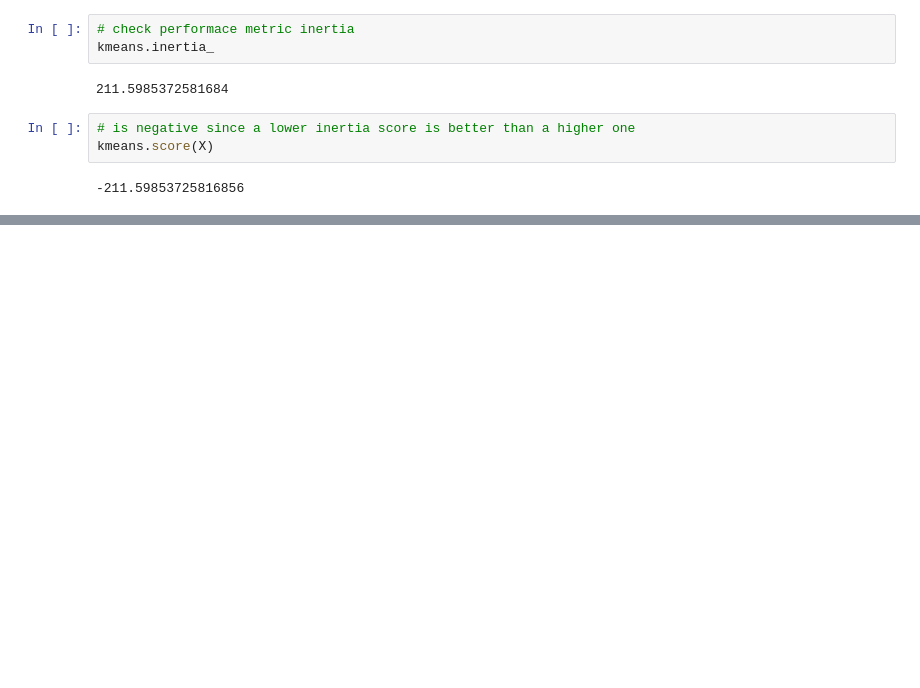
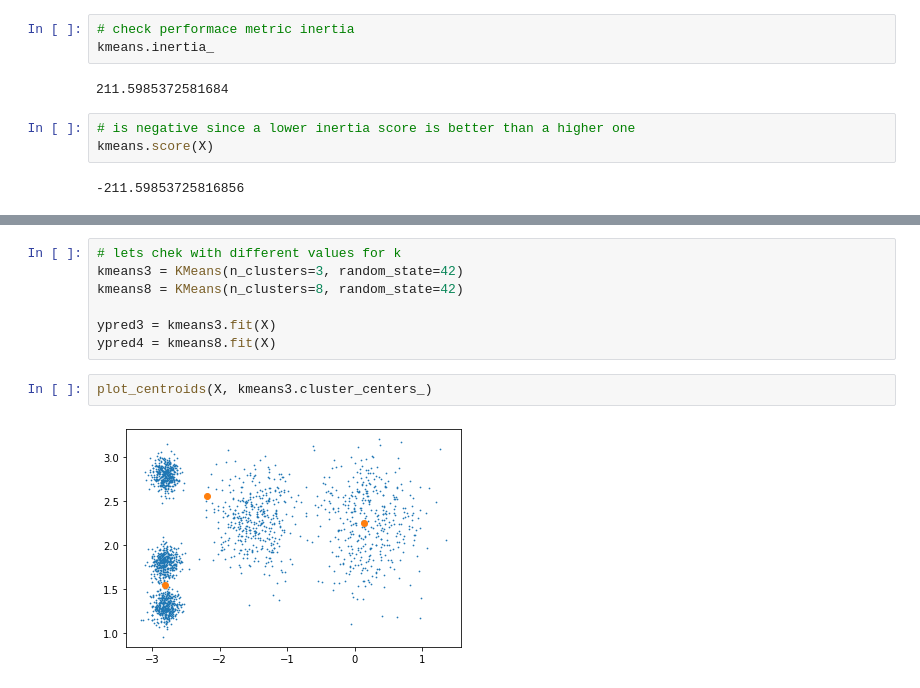
Before and after one commit to Markinger7/ML-Cookbook, a Jupyter notebook: Unsupervised_Learning/Clustering.ipynb, the cells around one changed output, grey strips where cells are left out. Drawn from its saved outputs; the diff is of its cells as text; blank space fills up the shorter version.

```diff
--- a/Unsupervised_Learning/Clustering.ipynb
+++ b/Unsupervised_Learning/Clustering.ipynb
@@ -161,0 +170,11 @@ kmeans.score(X)
+# %%
+# lets chek with different values for k
+kmeans3 = KMeans(n_clusters=3, random_state=42)
+kmeans8 = KMeans(n_clusters=8, random_state=42)
+
+ypred3 = kmeans3.fit(X)
+ypred4 = kmeans8.fit(X)
+# %%
+plot_centroids(X, kmeans3.cluster_centers_)
+# %% [output]
+[figure, added]
```
Also changed, not shown: parts of 46 cells of this notebook.
